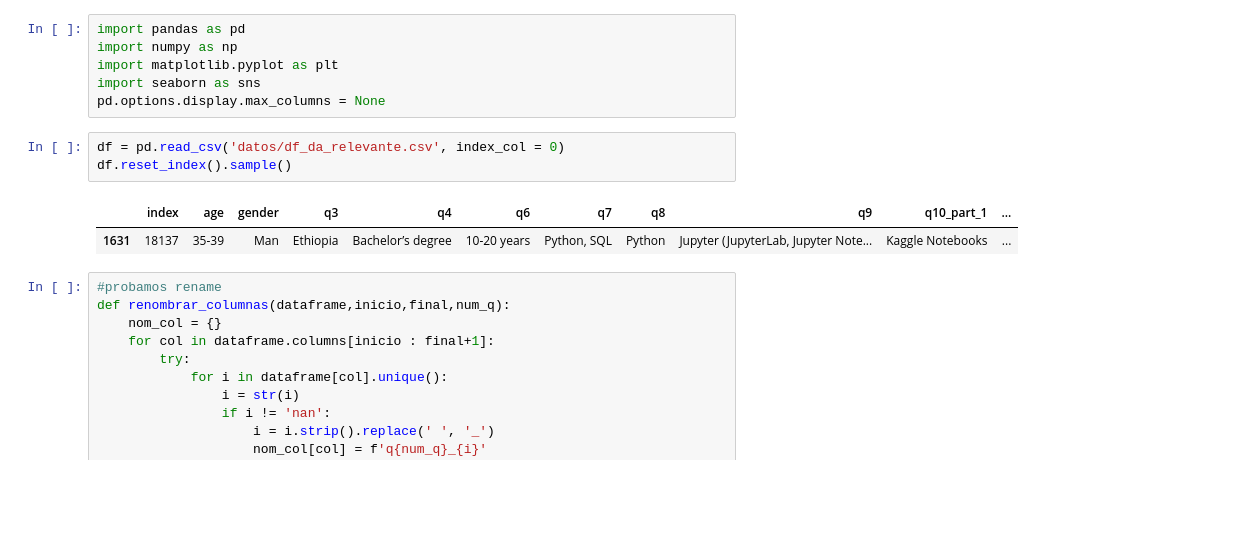
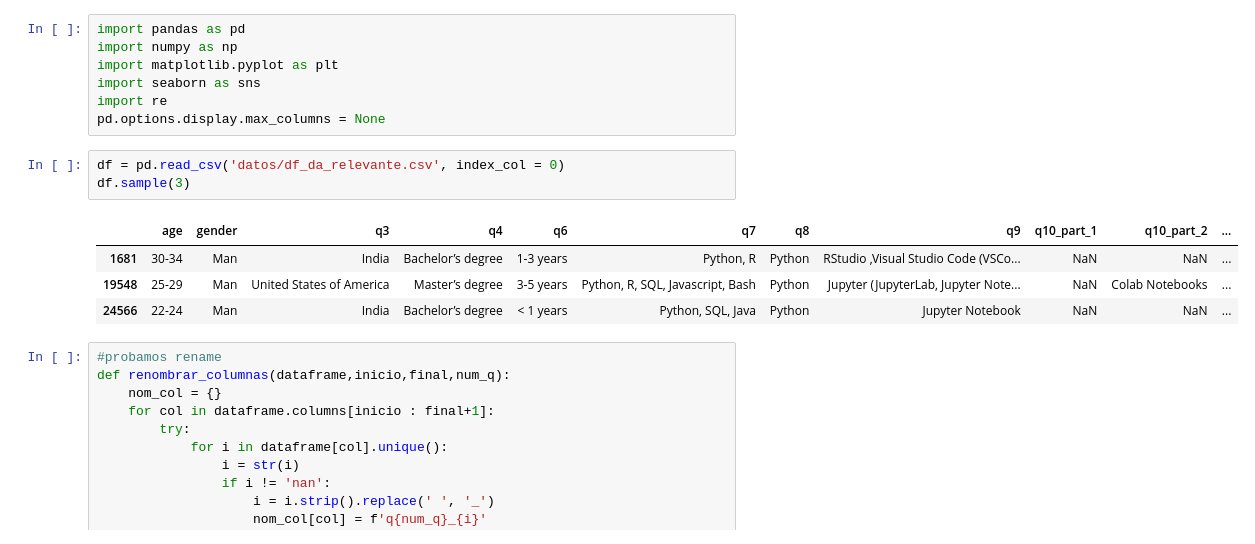
Before and after one commit to MaitaneP/adalab-da-modulo2-proyecto-equipo3, a Jupyter notebook: tratamiento_datos.ipynb, the cells around one changed output. Cells and saved outputs as stored; diff of their text form; blank space fills up the shorter version.

```diff
--- a/tratamiento_datos.ipynb
+++ b/tratamiento_datos.ipynb
@@ -3,13 +3,16 @@ import pandas as pd
 import numpy as np
 import matplotlib.pyplot as plt
 import seaborn as sns
+import re
 pd.options.display.max_columns = None
 # %%
 df = pd.read_csv('datos/df_da_relevante.csv', index_col = 0)
-df.reset_index().sample()
+df.sample(3)
 # %% [output]
-|  | index | age | gender | q3 | q4 | q6 | q7 | q8 | q9 | q10_part_1 | ... |
-| 1631 | 18137 | 35-39 | Man | Ethiopia | Bachelor’s degree | 10-20 years | Python, SQL | Python | Jupyter (JupyterLab, Jupyter Note... | Kaggle Notebooks | ... |
+|  | age | gender | q3 | q4 | q6 | q7 | q8 | q9 | q10_part_1 | q10_part_2 | ... |
+| 1681 | 30-34 | Man | India | Bachelor’s degree | 1-3 years | Python, R | Python | RStudio ,Visual Studio Code (VSCo... | NaN | NaN | ... |
+| 19548 | 25-29 | Man | United States of America | Master’s degree | 3-5 years | Python, R, SQL, Javascript, Bash | Python | Jupyter (JupyterLab, Jupyter Note... | NaN | Colab Notebooks | ... |
+| 24566 | 22-24 | Man | India | Bachelor’s degree | < 1 years | Python, SQL, Java | Python | Jupyter Notebook | NaN | NaN | ... |
 # %%
 #probamos rename
 def renombrar_columnas(dataframe,inicio,final,num_q):
```
Also changed, not shown: parts of 22 cells of this notebook.
